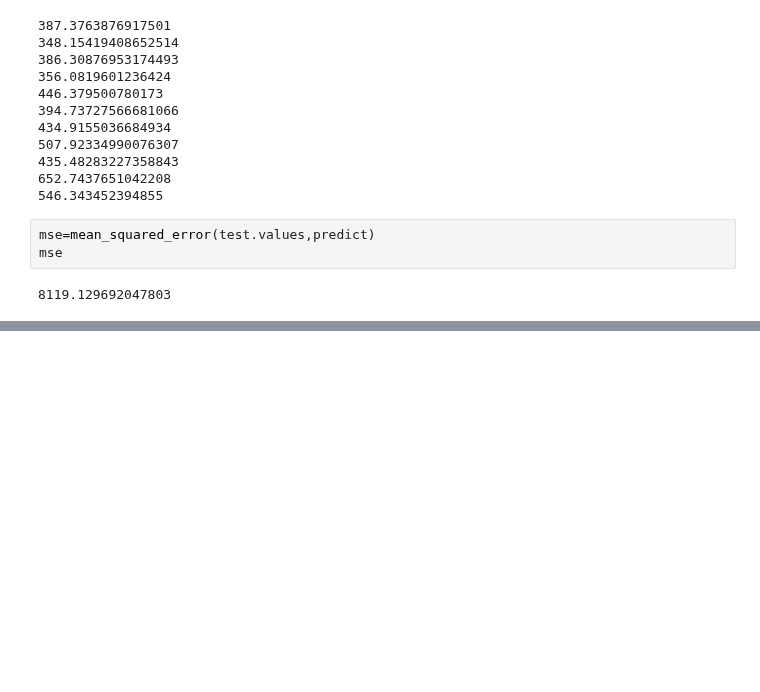
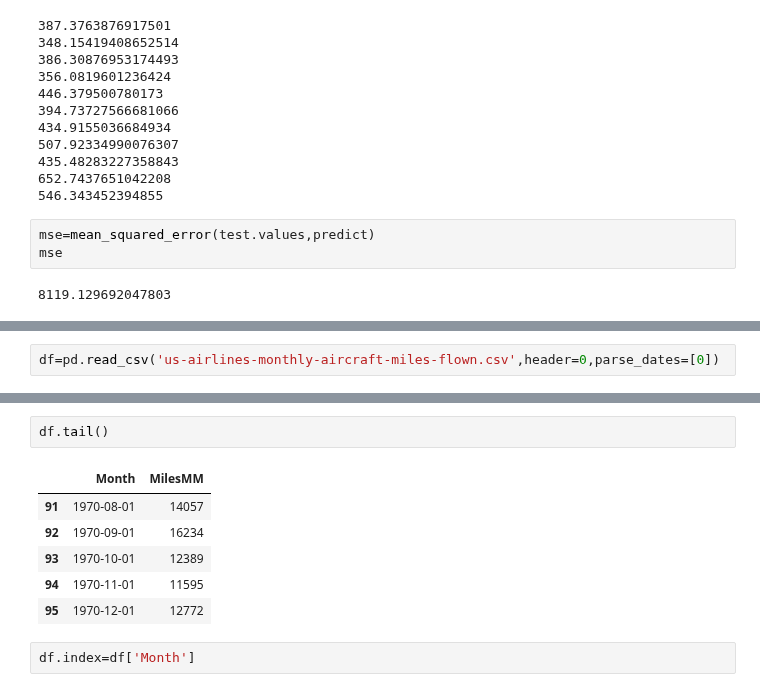
Before and after one commit to anmol0720/Time-Series-Forcasting, a Jupyter notebook: Time_Series_Analysis_and_Forcasting.ipynb, the cells around one changed output, grey strips where cells are left out. Drawn from its saved outputs; the diff is of its cells as text; blank space fills up the shorter version.

```diff
--- a/Time_Series_Analysis_and_Forcasting.ipynb
+++ b/Time_Series_Analysis_and_Forcasting.ipynb
@@ -1218,0 +1223,2 @@ mse
+# %%
+df=pd.read_csv('us-airlines-monthly-aircraft-miles-flown.csv',header=0,parse_dates=[0])
@@ -1218,0 +1234,11 @@ mse
+# %%
+df.tail()
+# %% [output]
+|  | Month | MilesMM |
+| 91 | 1970-08-01 | 14057 |
+| 92 | 1970-09-01 | 16234 |
+| 93 | 1970-10-01 | 12389 |
+| 94 | 1970-11-01 | 11595 |
+| 95 | 1970-12-01 | 12772 |
+# %%
+df.index=df['Month']
```
Also changed, not shown: parts of 4 cells of this notebook.
